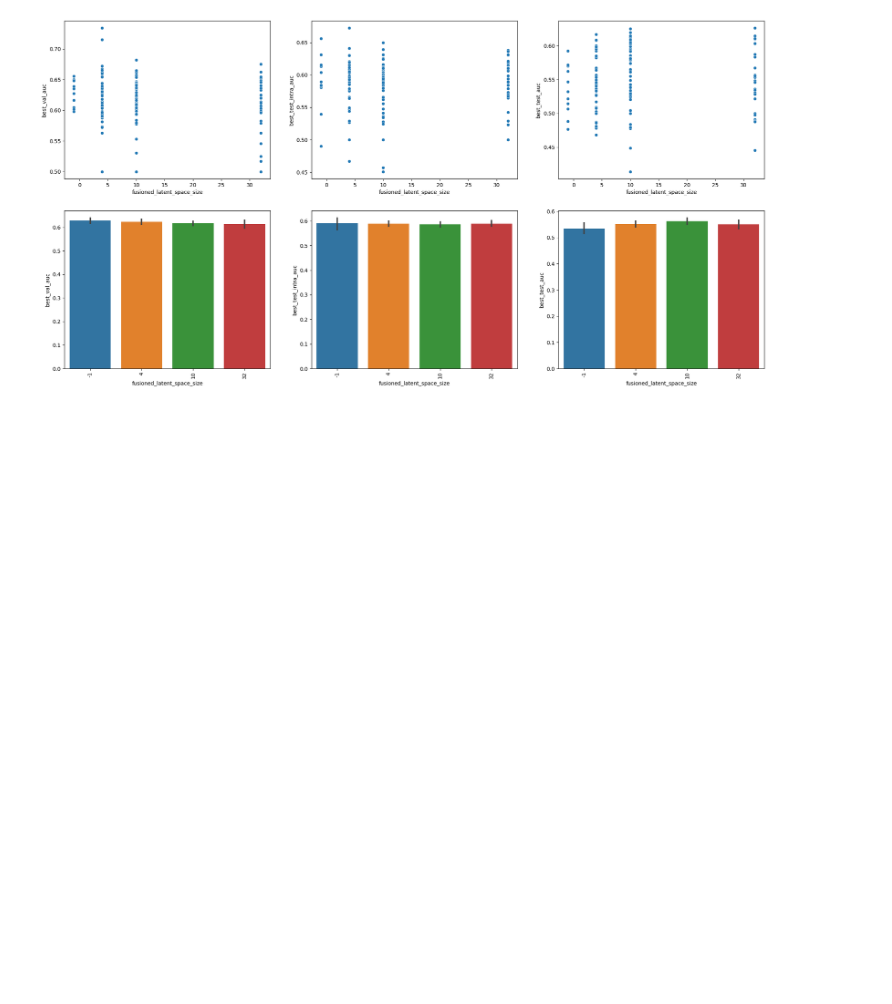
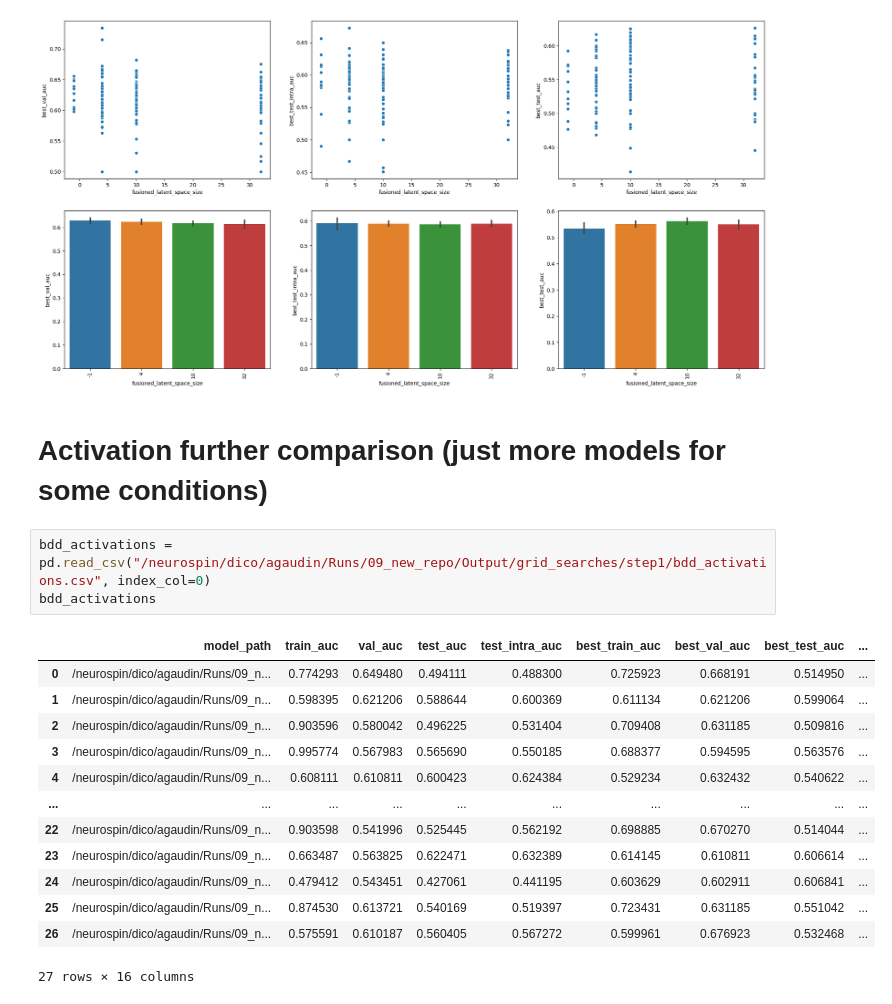
Before and after one commit to neurospin-projects/2023_agaudin_jchavas_folding_supervised, a Jupyter notebook: contrastive/notebooks/wandb_grid_searches/ACC_presearch.ipynb, the cells around one changed output. Cells and saved outputs as stored; diff of their text form; blank space fills up the shorter version.

```diff
--- a/contrastive/notebooks/wandb_grid_searches/ACC_presearch.ipynb
+++ b/contrastive/notebooks/wandb_grid_searches/ACC_presearch.ipynb
@@ -393,3 +393,22 @@ graphs_intra(bdd_schiz, 'fusioned_latent_space_size', continuous=False,
              min_param=0, max_param=0.2)
 # %% [output]
 [figure]
+# %% [markdown]
+# Activation further comparison (just more models for some conditions)
+# %%
+bdd_activations = pd.read_csv("/neurospin/dico/agaudin/Runs/09_new_repo/Output/grid_searches/step1/bdd_activations.csv", index_col=0)
+bdd_activations
+# %% [output]
+|  | model_path | train_auc | val_auc | test_auc | test_intra_auc | best_train_auc | best_val_auc | best_test_auc | ... |
+| 0 | /neurospin/dico/agaudin/Runs/09_n... | 0.774293 | 0.649480 | 0.494111 | 0.488300 | 0.725923 | 0.668191 | 0.514950 | ... |
+| 1 | /neurospin/dico/agaudin/Runs/09_n... | 0.598395 | 0.621206 | 0.588644 | 0.600369 | 0.611134 | 0.621206 | 0.599064 | ... |
+| 2 | /neurospin/dico/agaudin/Runs/09_n... | 0.903596 | 0.580042 | 0.496225 | 0.531404 | 0.709408 | 0.631185 | 0.509816 | ... |
+| 3 | /neurospin/dico/agaudin/Runs/09_n... | 0.995774 | 0.567983 | 0.565690 | 0.550185 | 0.688377 | 0.594595 | 0.563576 | ... |
+| 4 | /neurospin/dico/agaudin/Runs/09_n... | 0.608111 | 0.610811 | 0.600423 | 0.624384 | 0.529234 | 0.632432 | 0.540622 | ... |
+| ... | ... | ... | ... | ... | ... | ... | ... | ... | ... |
+| 22 | /neurospin/dico/agaudin/Runs/09_n... | 0.903598 | 0.541996 | 0.525445 | 0.562192 | 0.698885 | 0.670270 | 0.514044 | ... |
+| 23 | /neurospin/dico/agaudin/Runs/09_n... | 0.663487 | 0.563825 | 0.622471 | 0.632389 | 0.614145 | 0.610811 | 0.606614 | ... |
+| 24 | /neurospin/dico/agaudin/Runs/09_n... | 0.479412 | 0.543451 | 0.427061 | 0.441195 | 0.603629 | 0.602911 | 0.606841 | ... |
+| 25 | /neurospin/dico/agaudin/Runs/09_n... | 0.874530 | 0.613721 | 0.540169 | 0.519397 | 0.723431 | 0.631185 | 0.551042 | ... |
+| 26 | /neurospin/dico/agaudin/Runs/09_n... | 0.575591 | 0.610187 | 0.560405 | 0.567272 | 0.599961 | 0.676923 | 0.532468 | ... |
+27 rows × 16 columns
```
Also changed, not shown: parts of 3 cells of this notebook, 7 other files.
